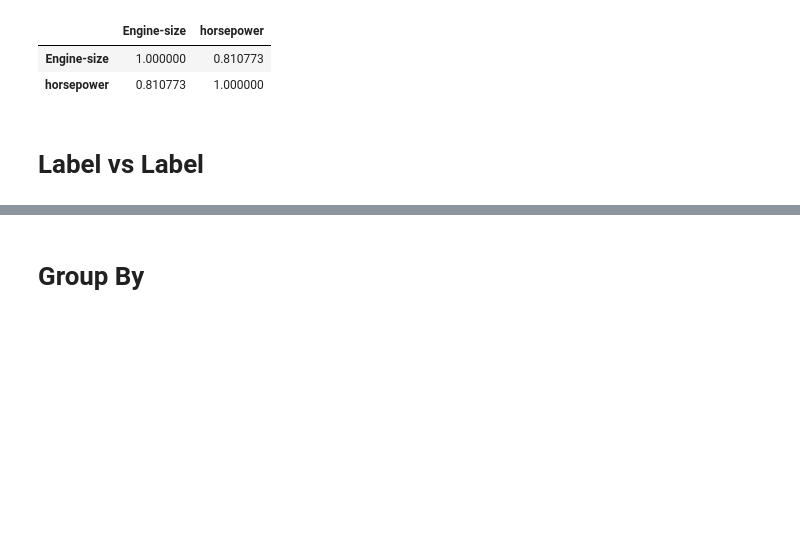
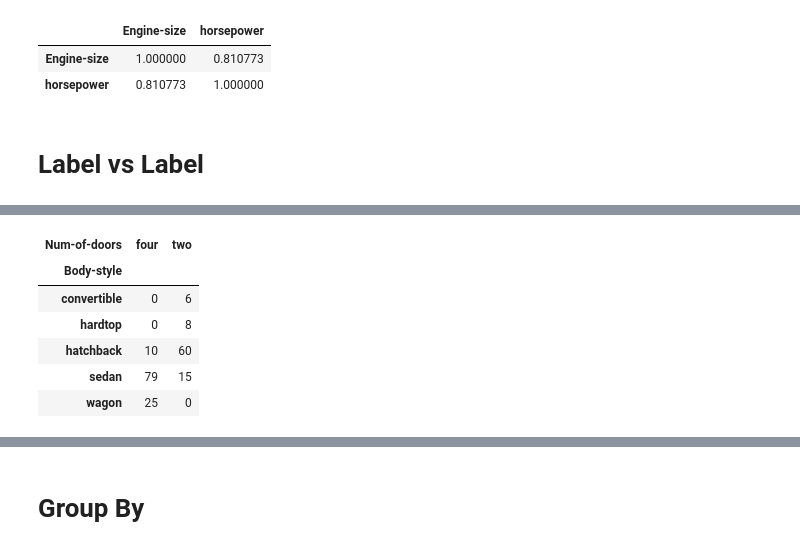
Before and after one commit to ldsAS/Tibame-AI-Learning, a Jupyter notebook: Tibame20250509_LAB_Automobile.ipynb, the cells around one changed output, grey strips where cells are left out. Saved outputs shown, nothing was run; the diff lists cells and outputs as text; code cells hidden in the pictures; blank space fills up the shorter version.

```diff
--- a/Tibame20250509_LAB_Automobile.ipynb
+++ b/Tibame20250509_LAB_Automobile.ipynb
@@ -215,2 +229,14 @@ data[['Engine-size','horsepower']].corr()
+# %%
+# 計算Body-style跟Num-of-doors的計數矩陣
+mt = data.groupby(['Body-style','Num-of-doors']).size().unstack(fill_value=0)
+mt
+# %% [output]
+| Num-of-doors | four | two |
+| Body-style |  |  |
+| convertible | 0 | 6 |
+| hardtop | 0 | 8 |
+| hatchback | 10 | 60 |
+| sedan | 79 | 15 |
+| wagon | 25 | 0 |
 # %%
 # 畫出上個表格的熱圖
```
Also changed, not shown: parts of 5 cells of this notebook.
